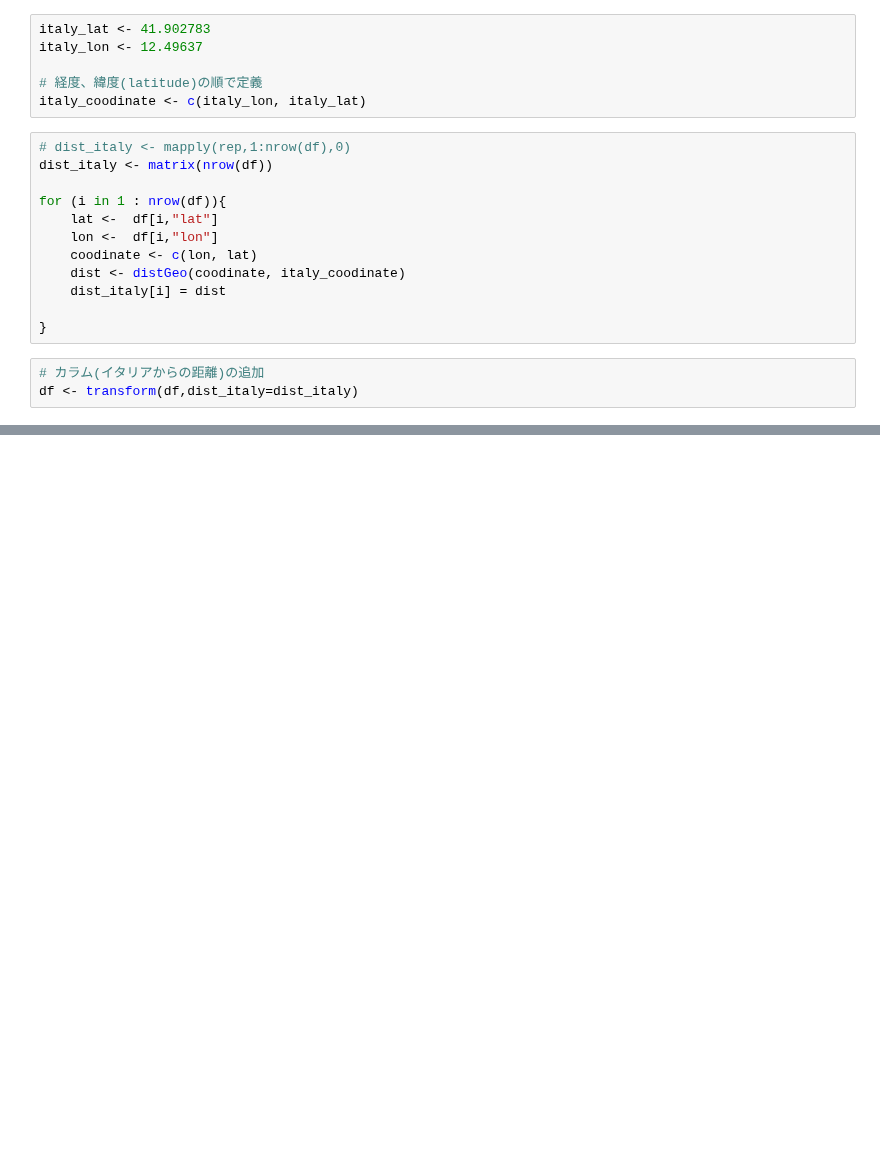
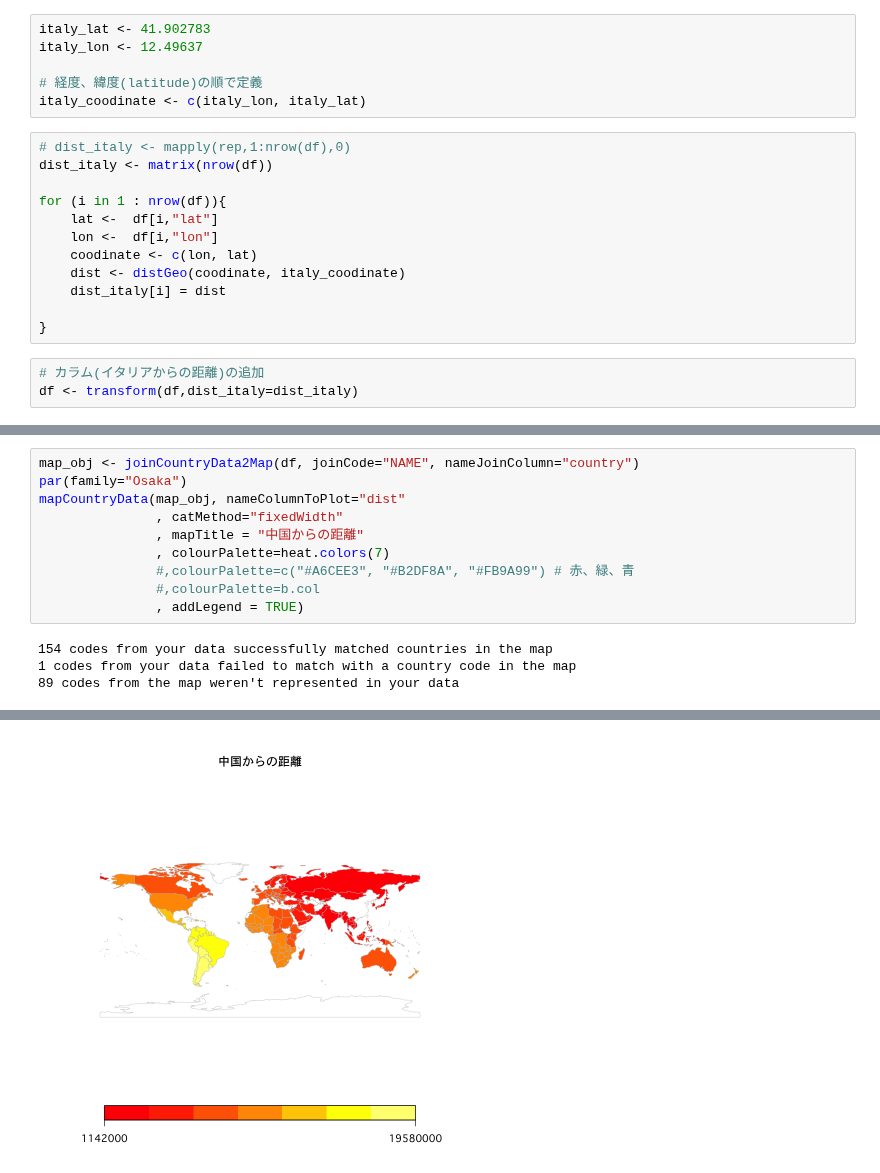
Before and after one commit to nori0724/COVID-19, a Jupyter notebook: notebook/距離計算/イタリアからの距離を測定.ipynb, the cells around one changed output, grey strips where cells are left out. Saved outputs shown, nothing was run; the diff lists cells and outputs as text; blank space fills up the shorter version.

Commit message:
イタリア・中国からの距離の可視化

```diff
--- a/notebook/距離計算/イタリアからの距離を測定.ipynb
+++ b/notebook/距離計算/イタリアからの距離を測定.ipynb
@@ -34,0 +73,14 @@ write.csv(df, file="data/data_covid_fix_name_code_coordinate_ltaly.csv")
+# %%
+map_obj <- joinCountryData2Map(df, joinCode="NAME", nameJoinColumn="country")
+par(family="Osaka")
+mapCountryData(map_obj, nameColumnToPlot="dist"
+               , catMethod="fixedWidth"
+               , mapTitle = "中国からの距離"
+               , colourPalette=heat.colors(7)
+               #,colourPalette=c("#A6CEE3", "#B2DF8A", "#FB9A99") # 赤、緑、青
+               #,colourPalette=b.col
+               , addLegend = TRUE)
+# %% [output]
+154 codes from your data successfully matched countries in the map
+1 codes from your data failed to match with a country code in the map
+89 codes from the map weren't represented in your data
@@ -34,0 +103 @@ write.csv(df, file="data/data_covid_fix_name_code_coordinate_ltaly.csv")
+[figure, added]
```
Also changed, not shown: parts of 4 cells of this notebook.
